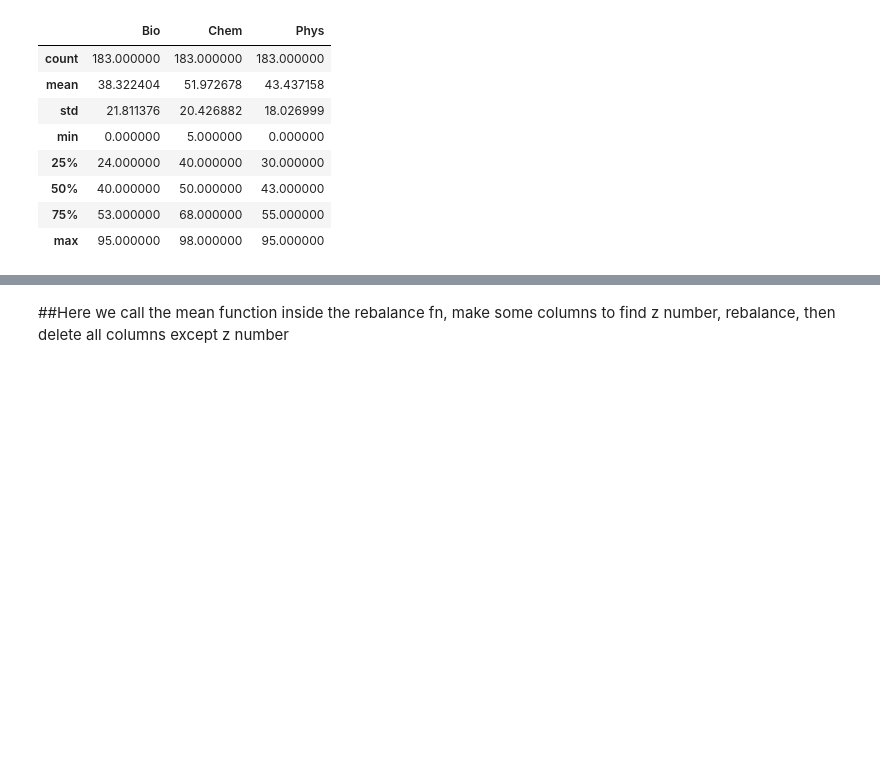
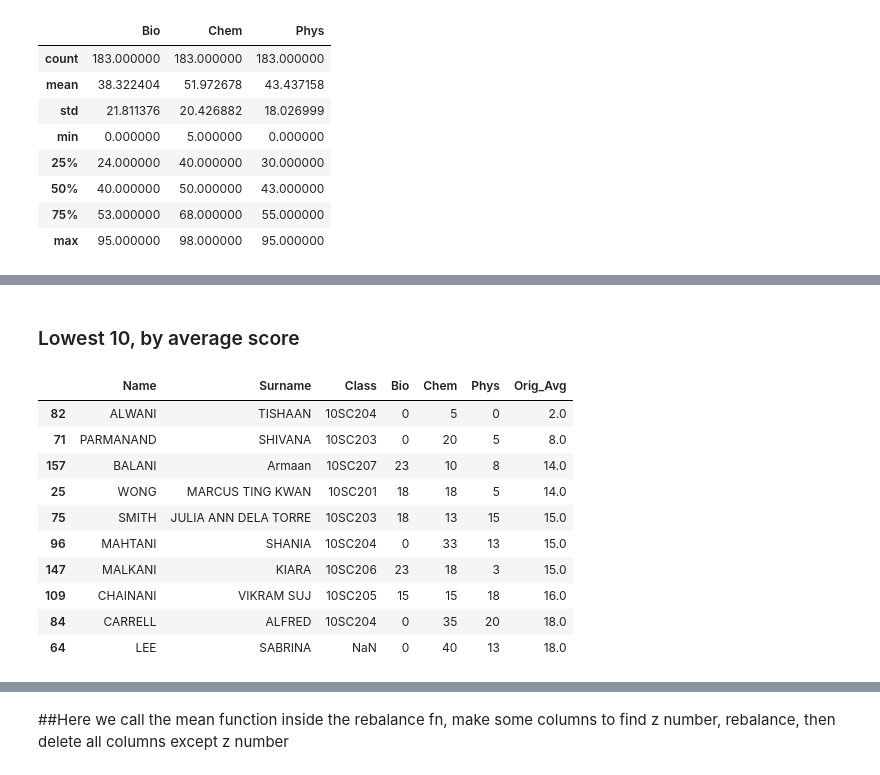
Before and after one commit to Tinspaceandrew/Jupyter-Sharing, a Jupyter notebook: Rebalance to new mean.ipynb, the cells around one changed output, grey strips where cells are left out. Cells and saved outputs as stored; diff of their text form; code cells hidden in the pictures; blank space fills up the shorter version.

```diff
--- a/Rebalance to new mean.ipynb
+++ b/Rebalance to new mean.ipynb
@@ -38,0 +51,17 @@ df.describe()
+# %% [markdown]
+### Lowest 10, by average score
+# %%
+df_Origsort=df.sort_values(['Orig_Avg'], ascending=True)
+df_Origsort.head(10)
+# %% [output]
+|  | Name | Surname | Class | Bio | Chem | Phys | Orig_Avg |
+| 82 | ALWANI | TISHAAN | 10SC204 | 0 | 5 | 0 | 2.0 |
+| 71 | PARMANAND | SHIVANA | 10SC203 | 0 | 20 | 5 | 8.0 |
+| 157 | BALANI | Armaan | 10SC207 | 23 | 10 | 8 | 14.0 |
+| 25 | WONG | MARCUS TING KWAN | 10SC201 | 18 | 18 | 5 | 14.0 |
+| 75 | SMITH | JULIA ANN DELA TORRE | 10SC203 | 18 | 13 | 15 | 15.0 |
+| 96 | MAHTANI | SHANIA | 10SC204 | 0 | 33 | 13 | 15.0 |
+| 147 | MALKANI | KIARA | 10SC206 | 23 | 18 | 3 | 15.0 |
+| 109 | CHAINANI | VIKRAM SUJ | 10SC205 | 15 | 15 | 18 | 16.0 |
+| 84 | CARRELL | ALFRED | 10SC204 | 0 | 35 | 20 | 18.0 |
+| 64 | LEE | SABRINA | NaN | 0 | 40 | 13 | 18.0 |
```
Also changed, not shown: parts of 11 cells of this notebook.
